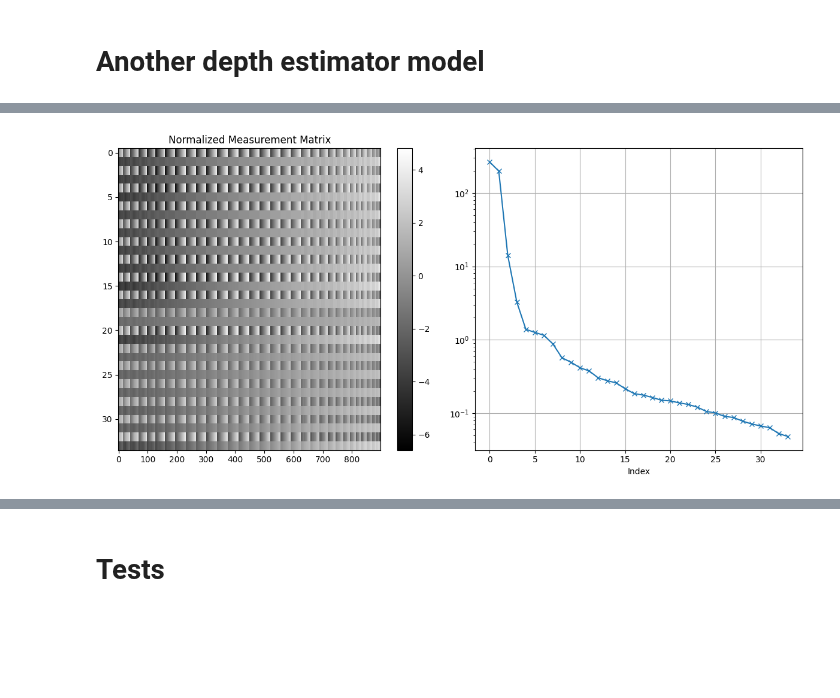
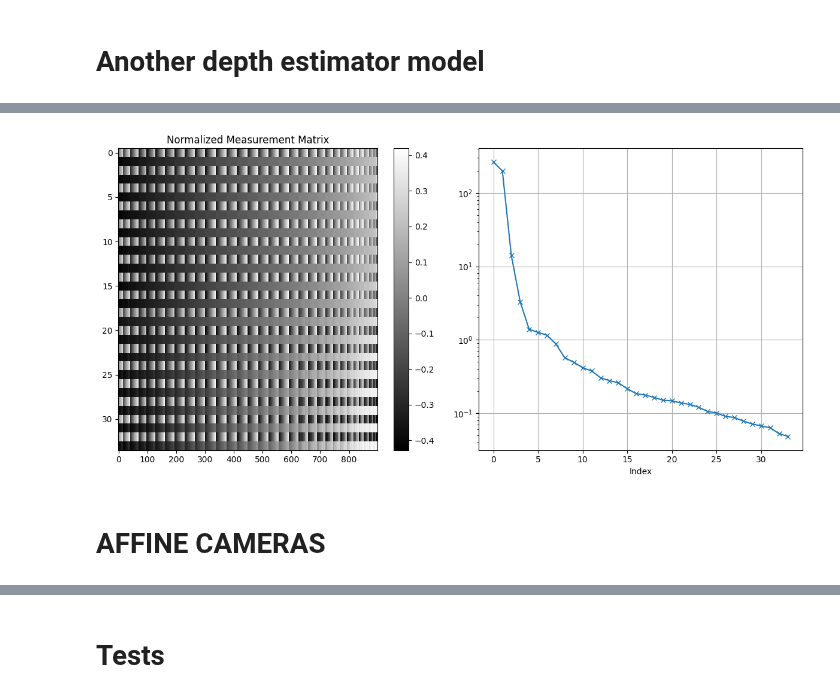
Before and after one commit to manel-ferreira-01/trackers, a Jupyter notebook: test.ipynb, the cells around one changed output, grey strips where cells are left out. Cells and saved outputs as stored; diff of their text form; code cells hidden in the pictures; blank space fills up the shorter version.

```diff
--- a/test.ipynb
+++ b/test.ipynb
@@ -539,34 +568,34 @@ W_depth_uni, tracks_lambda_unidepth, T, uni_rays = build_depth_weighted_matrix(W
 #mask = pattern.repeat((W_depth_uni.shape[0] + len(pattern) - 1) // len(pattern))[:W_depth_uni.shape[0]]
 #W_uni_nohomg = W_depth_uni[mask, ...]
 
 U, S, Vh = torch.linalg.svd(W_depth_uni, full_matrices=False)
 r = 4
 Ur = U[:, :r]
 Sr = torch.diag(S[:r])
 Vr = Vh[:r, :]
 
 Ssqrt = torch.linalg.cholesky(Sr)
 Motion = Ur @ Ssqrt
 Sshape = Ssqrt @ Vr                # (4,  P)
 W_hat = Motion @ Sshape
 
 fig, axes = plt.subplots(1, 2, figsize=(12, 6))
 
 # Plot the normalized measurement matrix
-im1 = axes[0].imshow(W_depth_uni, aspect='auto', cmap='gray', interpolation='none')
+im1 = axes[0].imshow(uni_rays, aspect='auto', cmap='gray', interpolation='none')
 axes[0].set_title("Normalized Measurement Matrix")
 fig.colorbar(im1, ax=axes[0])
 
 # Plot the singular values in log scale
 axes[1].plot(torch.linalg.svd(W_depth_uni)[1], "-x")
 axes[1].set_xlabel("Index")
 #axes[1].set_title("Log10 Singular Values")
 axes[1].set_yscale('log')
 axes[1].grid(True)
 
 plt.tight_layout()
 plt.show(fig)
 # %% [output]
-[figure, old version]
+[figure, new version]
 # %%
 from auxiliar.depth_tensor_viz import k3d_3d_plot
@@ -574,3 +603,5 @@ k3d_3d_plot(marques_factorization(uni_rays)[2]) # tomasi
 #k3d_3d_plot(marques_factorization(W_depth_uni[:-1,:])[2]) # tomasi
 #plt.imshow(costeira_marques(W_uni_nohomg)[1], aspect='auto', cmap='gray')
+# %% [markdown]
+# AFFINE CAMERAS
 # %%
```
Also changed, not shown: parts of 24 cells of this notebook, 3 other files.
